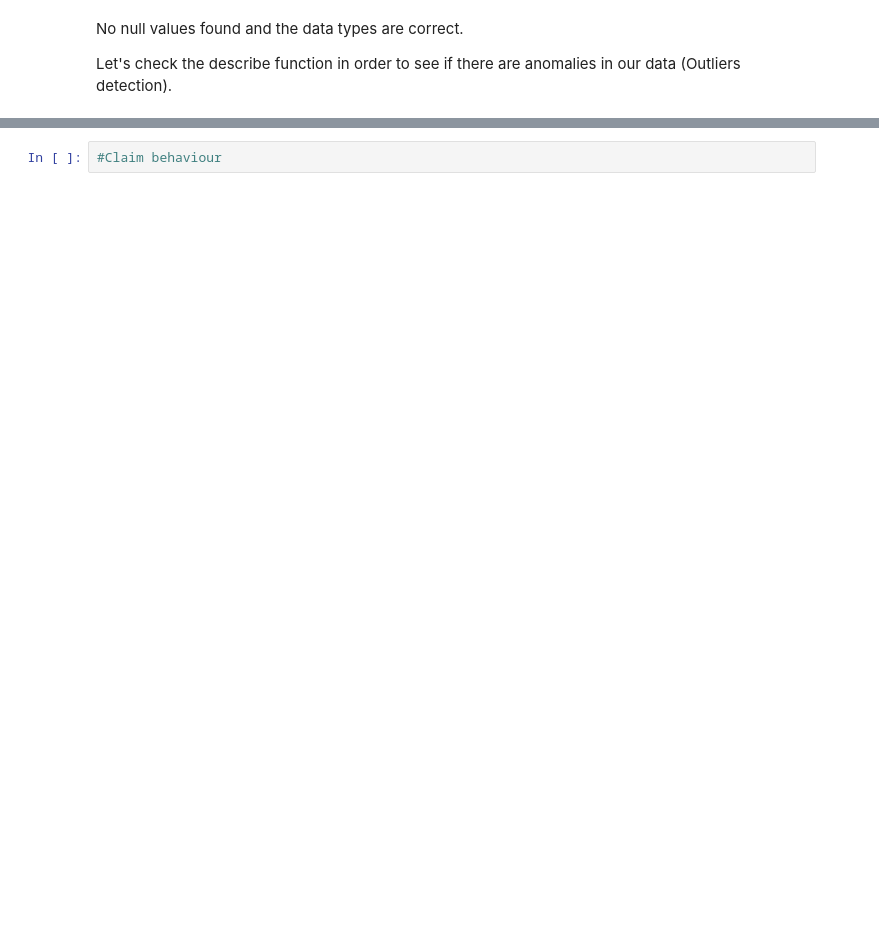
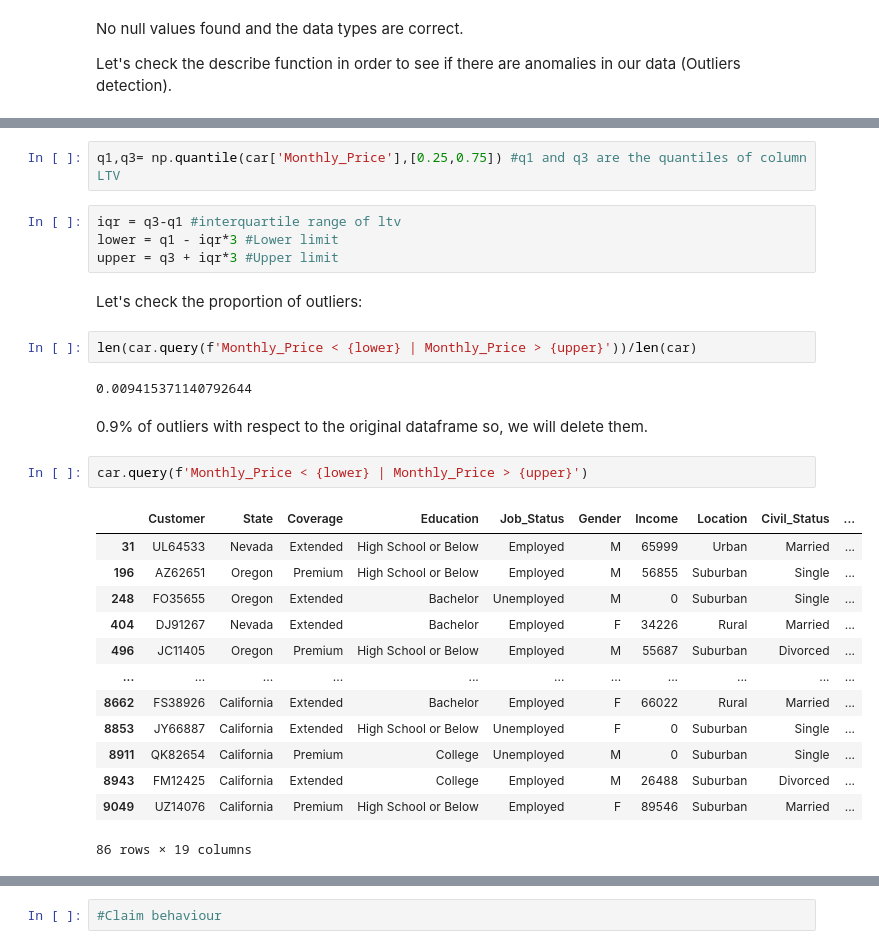
Before and after one commit to Maria6694/Project-Week-8-Final-Project, a Jupyter notebook: your-project/Code/0.Cleaning.ipynb, the cells around one changed output, grey strips where cells are left out. Saved outputs shown, nothing was run; the diff lists cells and outputs as text; blank space fills up the shorter version.

```diff
--- a/your-project/Code/0.Cleaning.ipynb
+++ b/your-project/Code/0.Cleaning.ipynb
@@ -180,0 +169,30 @@ car.query('LTV > 50000')
+# %%
+q1,q3= np.quantile(car['Monthly_Price'],[0.25,0.75]) #q1 and q3 are the quantiles of column LTV
+# %%
+iqr = q3-q1 #interquartile range of ltv
+lower = q1 - iqr*3 #Lower limit
+upper = q3 + iqr*3 #Upper limit
+# %% [markdown]
+Let's check the proportion of outliers:
+# %%
+len(car.query(f'Monthly_Price < {lower} | Monthly_Price > {upper}'))/len(car)
+# %% [output]
+0.009415371140792644
+# %% [markdown]
+0.9% of outliers with respect to the original dataframe so, we will delete them.
+# %%
+car.query(f'Monthly_Price < {lower} | Monthly_Price > {upper}')
+# %% [output]
+|  | Customer | State | Coverage | Education | Job_Status | Gender | Income | Location | Civil_Status | ... |
+| 31 | UL64533 | Nevada | Extended | High School or Below | Employed | M | 65999 | Urban | Married | ... |
+| 196 | AZ62651 | Oregon | Premium | High School or Below | Employed | M | 56855 | Suburban | Single | ... |
+| 248 | FO35655 | Oregon | Extended | Bachelor | Unemployed | M | 0 | Suburban | Single | ... |
+| 404 | DJ91267 | Nevada | Extended | Bachelor | Employed | F | 34226 | Rural | Married | ... |
+| 496 | JC11405 | Oregon | Premium | High School or Below | Employed | M | 55687 | Suburban | Divorced | ... |
+| ... | ... | ... | ... | ... | ... | ... | ... | ... | ... | ... |
+| 8662 | FS38926 | California | Extended | Bachelor | Employed | F | 66022 | Rural | Married | ... |
+| 8853 | JY66887 | California | Extended | High School or Below | Unemployed | F | 0 | Suburban | Single | ... |
+| 8911 | QK82654 | California | Premium | College | Unemployed | M | 0 | Suburban | Single | ... |
+| 8943 | FM12425 | California | Extended | College | Employed | M | 26488 | Suburban | Divorced | ... |
+| 9049 | UZ14076 | California | Premium | High School or Below | Employed | F | 89546 | Suburban | Married | ... |
+86 rows × 19 columns
```
Also changed, not shown: parts of 19 cells of this notebook.
